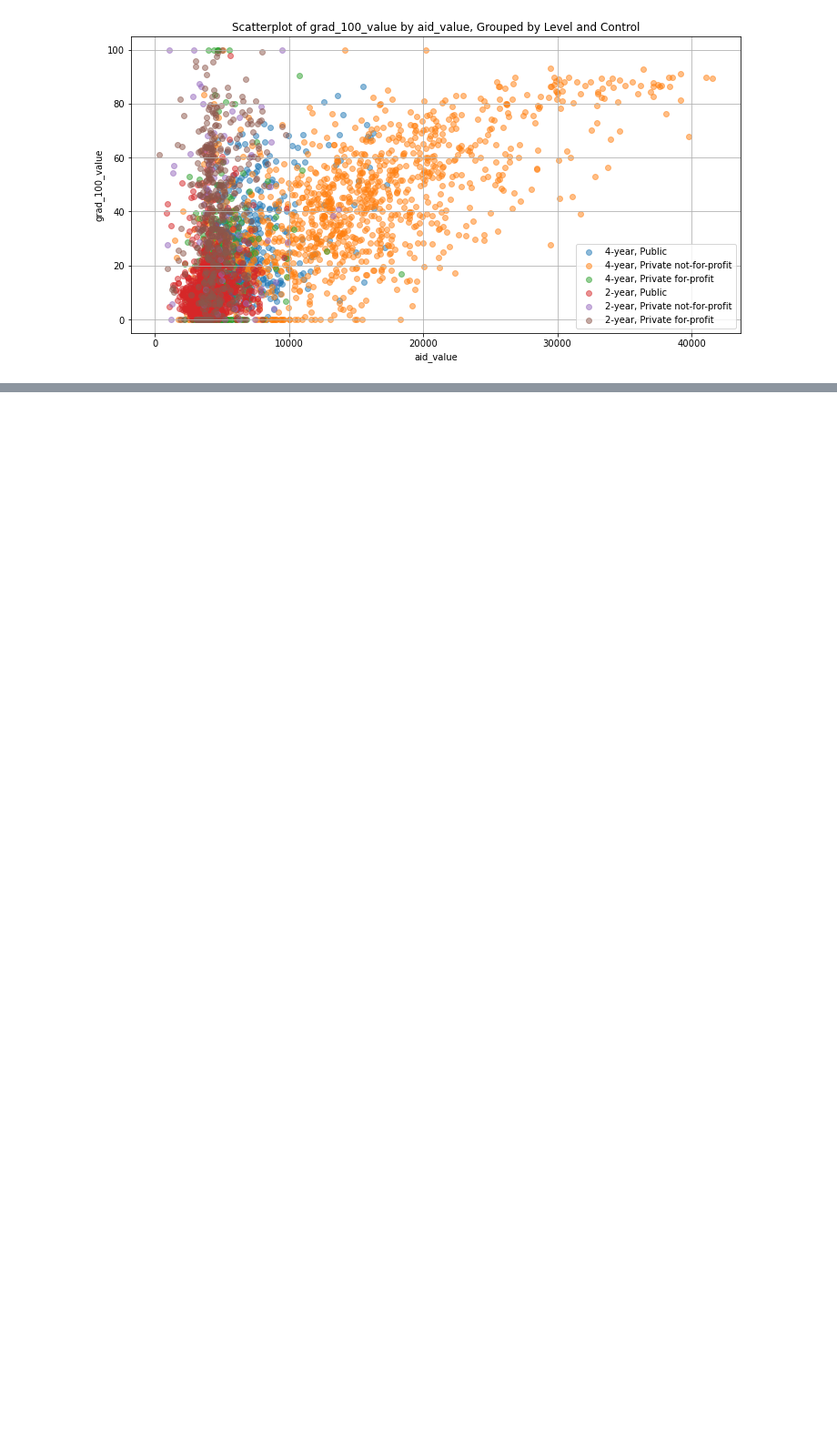
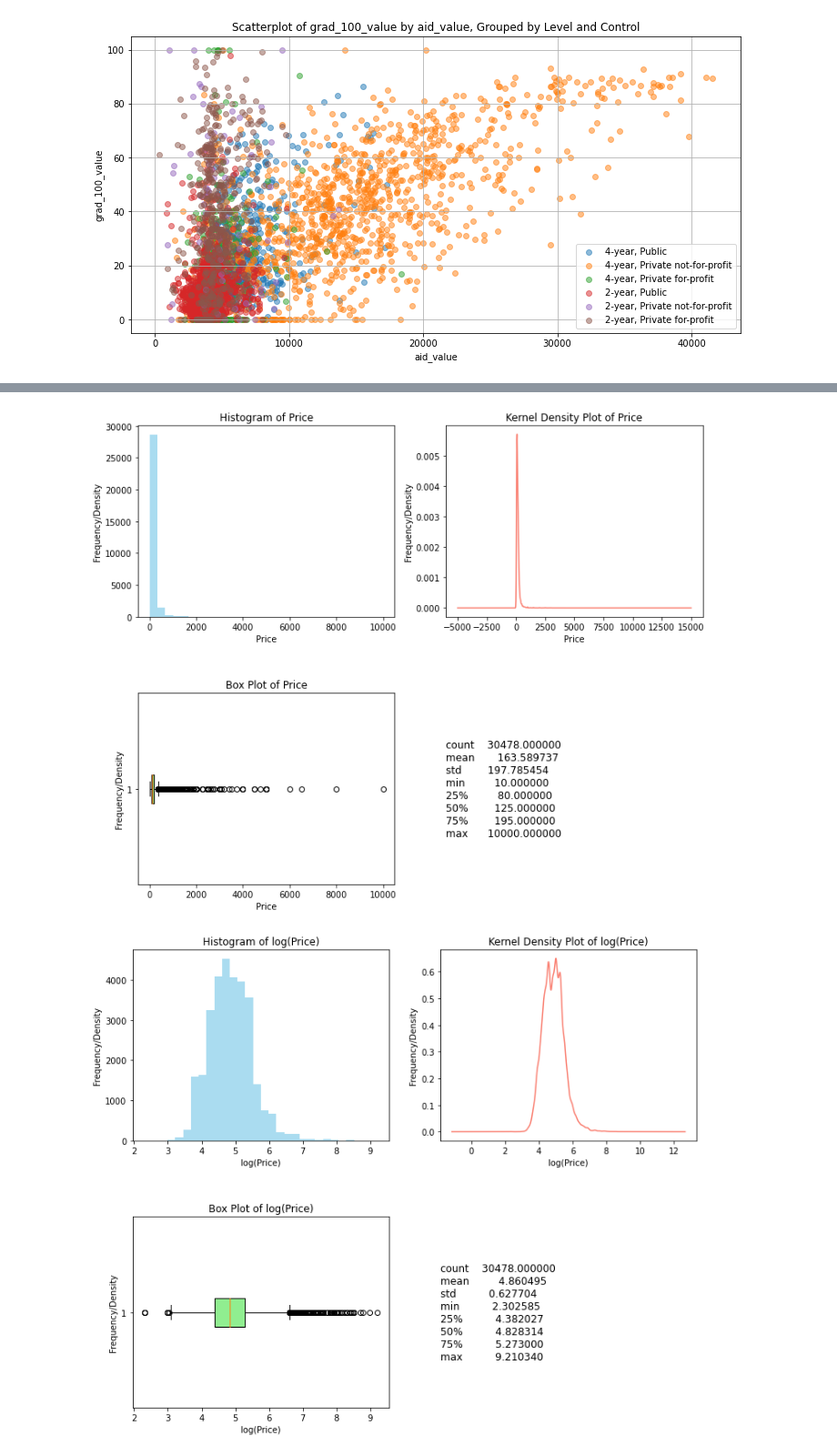
Before and after one commit to agu4yh/assignment2, a Jupyter notebook: assignment2.ipynb, the cells around one changed output, grey strips where cells are left out. Shown at 91% size. Saved outputs shown, nothing was run; the diff lists cells and outputs as text; code cells hidden in the pictures; blank space fills up the shorter version.

```diff
--- a/assignment2.ipynb
+++ b/assignment2.ipynb
@@ -485,0 +544,79 @@ level  control
+# %%
+import pandas as pd
+import numpy as np
+import matplotlib.pyplot as plt
+
+df = pd.read_csv("./data/airbnb_hw.csv")
+
+# Clean the 'Price' column
+df['Price'] = df['Price'].str.replace(',', '').astype(float)
+
+# PART 4:
+
+# Create a figure with subplots
+fig, axes = plt.subplots(nrows=2, ncols=2, figsize=(12, 10))
+plt.subplots_adjust(hspace=0.4)
+
+# Histogram
+axes[0, 0].hist(df['Price'], bins=30, color='skyblue', alpha=0.7)
+axes[0, 0].set_title('Histogram of Price')
+axes[0, 0].set_xlabel('Price')
+axes[0, 0].set_ylabel('Frequency')
+
+# Kernel Density Plot
+df['Price'].plot(kind='kde', ax=axes[0, 1], color='salmon')
+axes[0, 1].set_title('Kernel Density Plot of Price')
+axes[0, 1].set_xlabel('Price')
+axes[0, 1].set_ylabel('Density')
+
+# Box Plot
+axes[1, 0].boxplot(df['Price'], vert=False, patch_artist=True, boxprops={'facecolor': 'lightgreen'})
+axes[1, 0].set_title('Box Plot of Price')
+axes[1, 0].set_xlabel('Price')
+
+# Statistical Description
+stats_description = df['Price'].describe()
+axes[1, 1].axis('off')
+axes[1, 1].text(0, 0.5, stats_description.to_string(), fontsize=12, verticalalignment='center')
+
+# Log-transform 'Price'
+df['Price_log'] = np.log(df['Price'])
+
+# Create a figure with subplots for log-transformed data
+fig2, axes2 = plt.subplots(nrows=2, ncols=2, figsize=(12, 10))
+plt.subplots_adjust(hspace=0.4)
+
+# Histogram of log-transformed Price
+axes2[0, 0].hist(df['Price_log'], bins=30, color='skyblue', alpha=0.7)
+axes2[0, 0].set_title('Histogram of log(Price)')
+axes2[0, 0].set_xlabel('log(Price)')
+axes2[0, 0].set_ylabel('Frequency')
+
+# Kernel Density Plot of log-transformed Price
+df['Price_log'].plot(kind='kde', ax=axes2[0, 1], color='salmon')
+axes2[0, 1].set_title('Kernel Density Plot of log(Price)')
+axes2[0, 1].set_xlabel('log(Price)')
+axes2[0, 1].set_ylabel('Density')
+
+# Box Plot of log-transformed Price
+axes2[1, 0].boxplot(df['Price_log'], vert=False, patch_artist=True, boxprops={'facecolor': 'lightgreen'})
+axes2[1, 0].set_title('Box Plot of log(Price)')
+axes2[1, 0].set_xlabel('log(Price)')
+
+# Statistical Description of log-transformed Price
+stats_description_log = df['Price_log'].describe()
+axes2[1, 1].axis('off')
+axes2[1, 1].text(0, 0.5, stats_description_log.to_string(), fontsize=12, verticalalignment='center')
+
+# axis labels
+for ax in axes.flatten():
+    ax.set_xlabel('Price')
+    ax.set_ylabel('Frequency/Density')
+
+for ax in axes2.flatten():
+    ax.set_xlabel('log(Price)')
+    ax.set_ylabel('Frequency/Density')
+plt.show()
+# %% [output]
+[figure, added]
+[figure, added]
```
Also changed, not shown: parts of 19 cells of this notebook.
